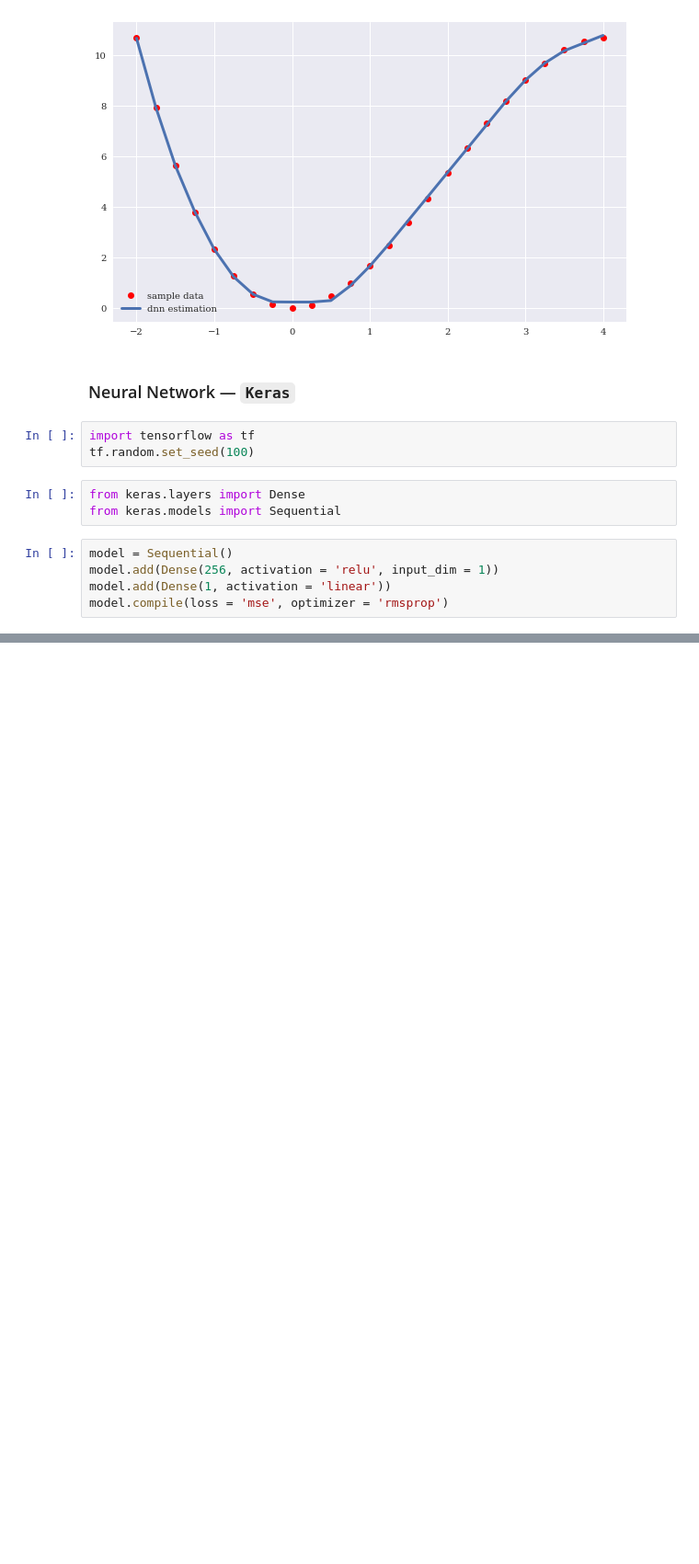
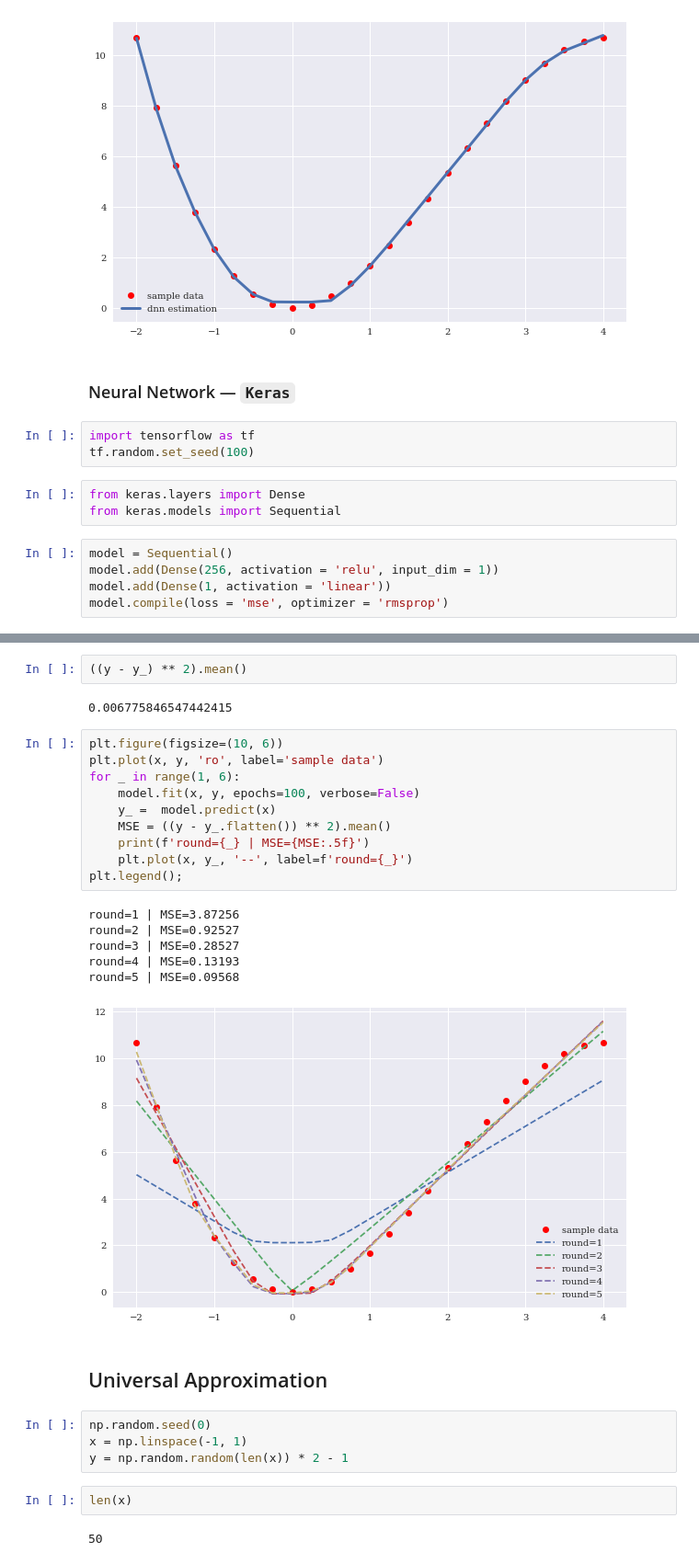
Before and after one commit to michaelsyao/AI_in_Finance, a Jupyter notebook: 01.ipynb, the cells around one changed output, grey strips where cells are left out. Shown at 92% size. Drawn from its saved outputs; the diff is of its cells as text; blank space fills up the shorter version.

```diff
--- a/01.ipynb
+++ b/01.ipynb
@@ -211,0 +223,31 @@ model.compile(loss = 'mse', optimizer = 'rmsprop')
+# %%
+((y - y_) ** 2).mean()
+# %% [output]
+0.006775846547442415
+# %%
+plt.figure(figsize=(10, 6))
+plt.plot(x, y, 'ro', label='sample data')
+for _ in range(1, 6):
+    model.fit(x, y, epochs=100, verbose=False)
+    y_ =  model.predict(x)
+    MSE = ((y - y_.flatten()) ** 2).mean()
+    print(f'round={_} | MSE={MSE:.5f}')
+    plt.plot(x, y_, '--', label=f'round={_}')
+plt.legend();
+# %% [output]
+round=1 | MSE=3.87256
+round=2 | MSE=0.92527
+round=3 | MSE=0.28527
+round=4 | MSE=0.13193
+round=5 | MSE=0.09568
+[figure, added]
+# %% [markdown]
+## Universal Approximation
+# %%
+np.random.seed(0)
+x = np.linspace(-1, 1)
+y = np.random.random(len(x)) * 2 - 1
+# %%
+len(x)
+# %% [output]
+50
```
Also changed, not shown: parts of 60 cells of this notebook.
